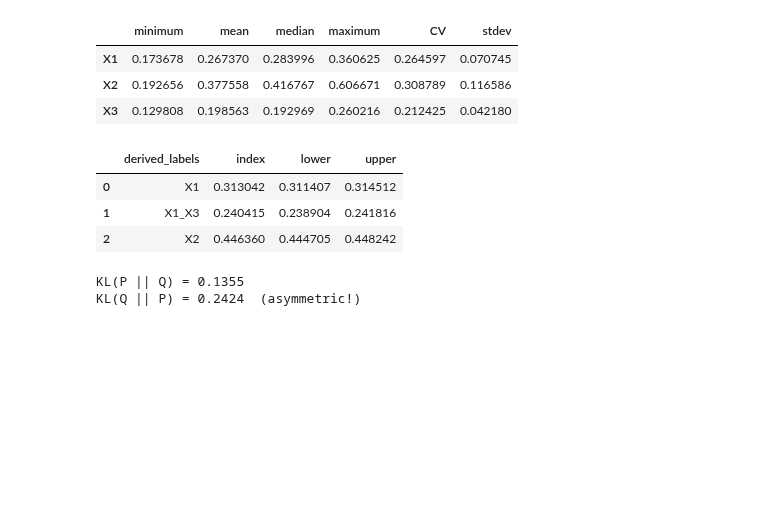
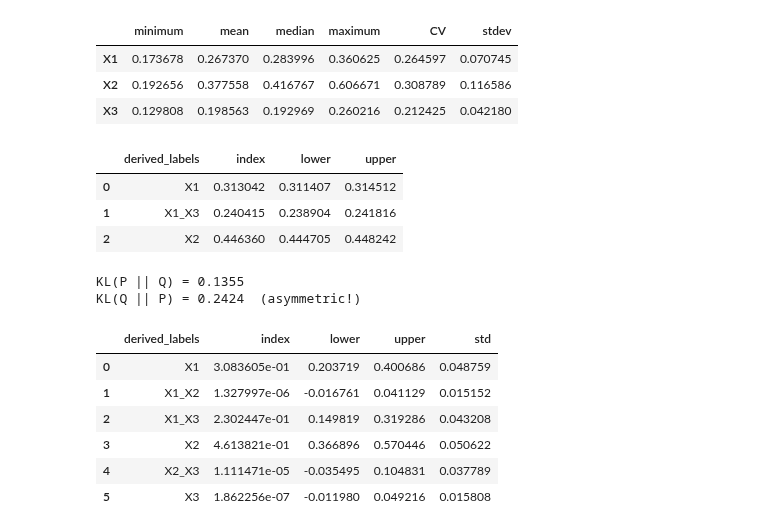
Before and after one commit to frbennett/shapleyx, a Jupyter notebook: Examples/ishigami.ipynb, the cells around one changed output. Saved outputs shown, nothing was run; the diff lists cells and outputs as text; code cells hidden in the pictures; blank space fills up the shorter version.

```diff
--- a/Examples/ishigami.ipynb
+++ b/Examples/ishigami.ipynb
@@ -230,3 +232,13 @@ if __name__ == "__main__":
 # %% [output]
 KL(P || Q) = 0.1355
 KL(Q || P) = 0.2424  (asymmetric!)
+# %%
+sob
+# %% [output]
+|  | derived_labels | index | lower | upper | std |
+| 0 | X1 | 3.083605e-01 | 0.203719 | 0.400686 | 0.048759 |
+| 1 | X1_X2 | 1.327997e-06 | -0.016761 | 0.041129 | 0.015152 |
+| 2 | X1_X3 | 2.302447e-01 | 0.149819 | 0.319286 | 0.043208 |
+| 3 | X2 | 4.613821e-01 | 0.366896 | 0.570446 | 0.050622 |
+| 4 | X2_X3 | 1.111471e-05 | -0.035495 | 0.104831 | 0.037789 |
+| 5 | X3 | 1.862256e-07 | -0.011980 | 0.049216 | 0.015808 |
```
Also changed, not shown: parts of 3 cells of this notebook, 21 other files.
